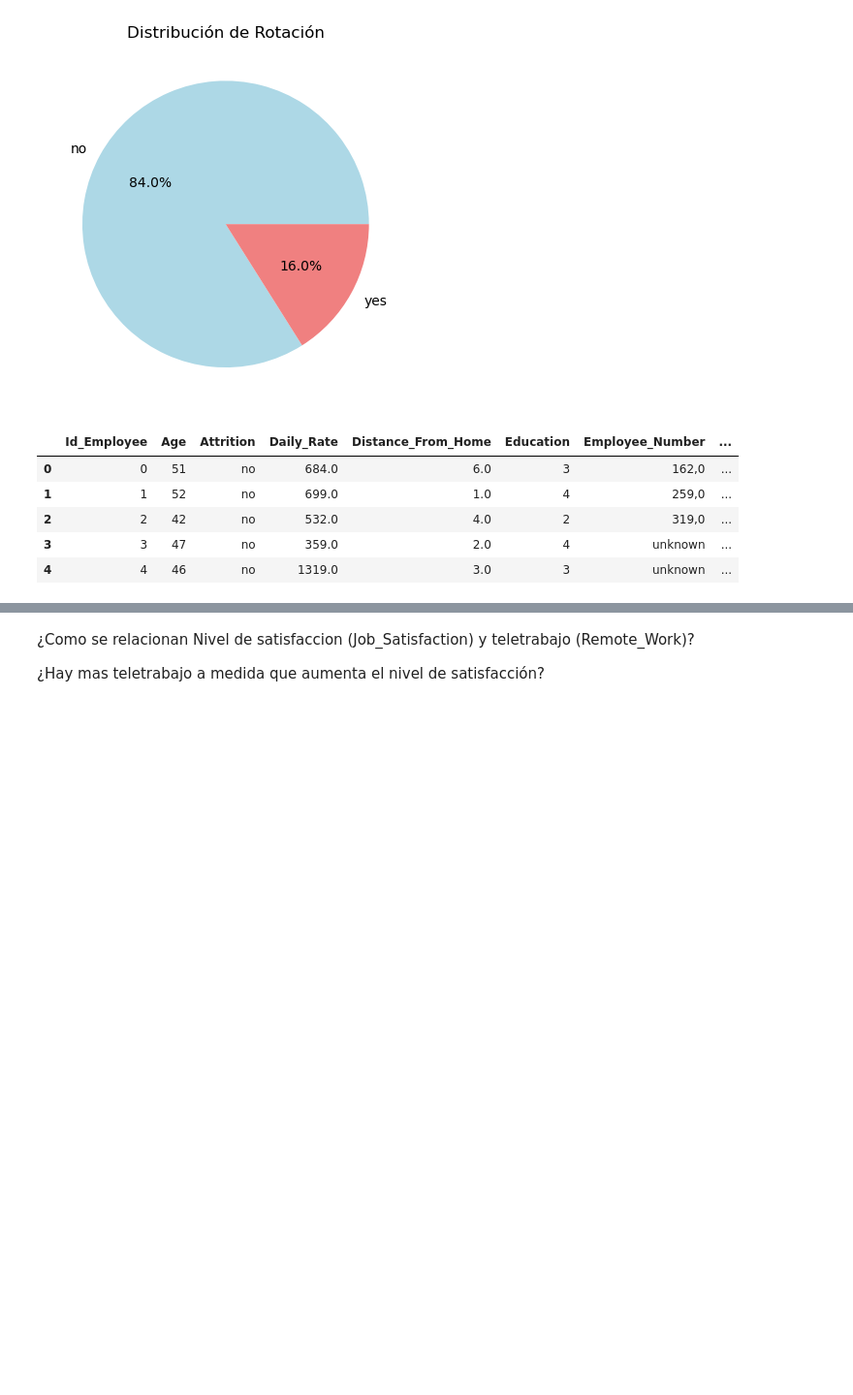
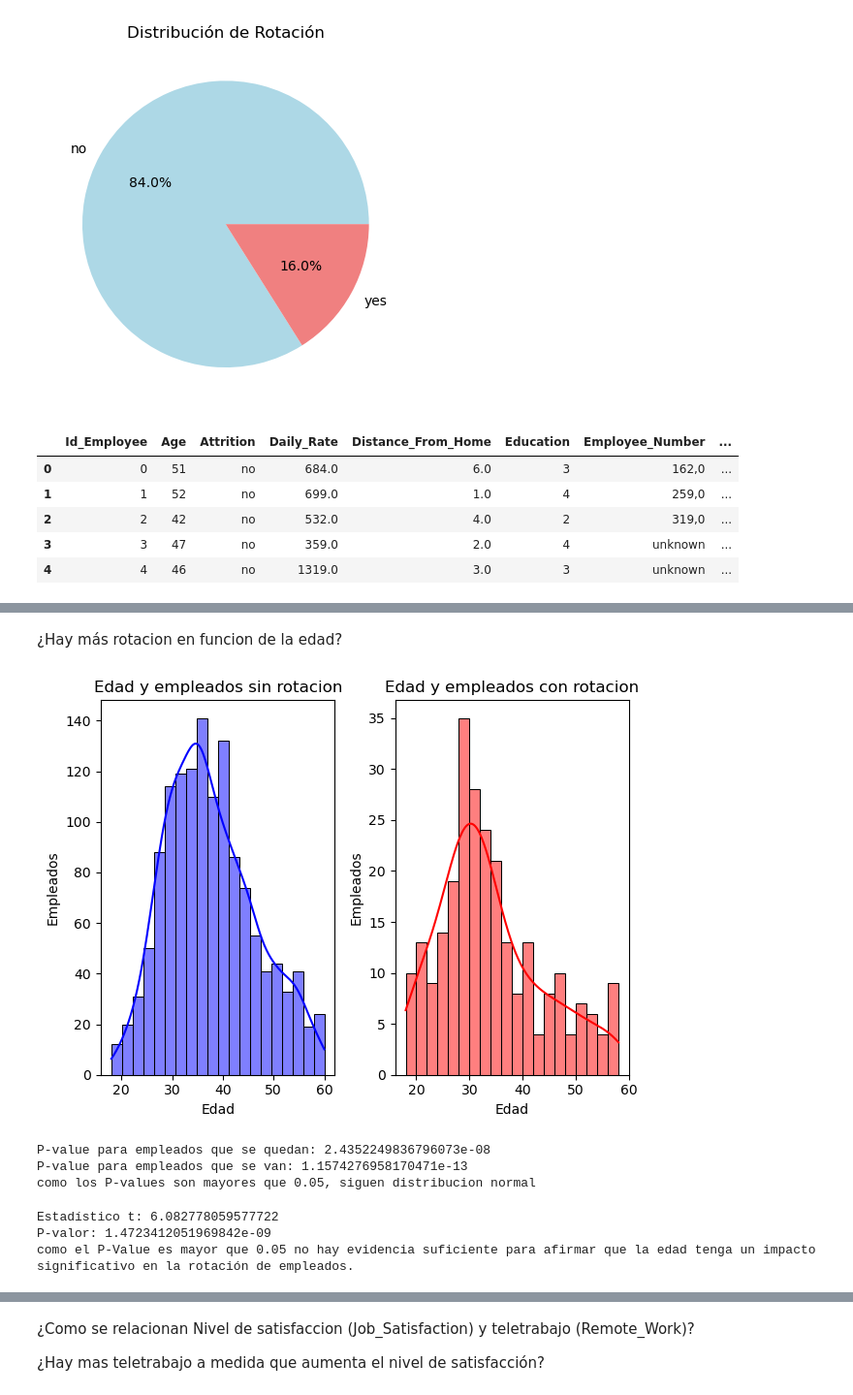
Before and after one commit to Adalab/proyecto-da-promo-c-modulo-3-team-1, a Jupyter notebook: proyecto3_equipo1.ipynb, the cells around one changed output, grey strips where cells are left out. Shown at 97% size. Cells and saved outputs as stored; diff of their text form; code cells hidden in the pictures; blank space fills up the shorter version.

```diff
--- a/proyecto3_equipo1.ipynb
+++ b/proyecto3_equipo1.ipynb
@@ -1505,0 +1516,21 @@ plt.show()
+# %% [markdown]
+¿Hay más rotacion en funcion de la edad?
+# %%
+# Histograma para empleados que se quedan (rotación 'No')
+plt.subplot(1, 2, 1)
+sns.histplot(df2[df2['Attrition'] == 'no']['Age'], bins=20, kde=True, color='blue')
+plt.title('Edad y empleados sin rotacion')
+plt.xlabel('Edad')
+plt.ylabel('Empleados')
+
+# Histograma para empleados que se van (rotación 'Yes')
+plt.subplot(1, 2, 2)
+sns.histplot(df2[df2['Attrition'] == 'yes']['Age'], bins=20, kde=True, color='red')
+plt.title('Edad y empleados con rotacion')
+plt.xlabel('Edad')
+plt.ylabel('Empleados')
+
+plt.tight_layout()
+plt.show()
+# %% [output]
+[figure, added]
@@ -1505,0 +1539,27 @@ plt.show()
+# %%
+# Analisis estadístico para ver si la diferencia es significativa
+
+rotacion = df2[df2['Attrition'] == 'no']['Age']
+no_rotacion = df2[df2['Attrition'] == 'yes']['Age']
+
+# Comprobamos normalidad
+_, p_rotacion = stats.shapiro(rotacion)
+_, p_no_rotacion = stats.shapiro(no_rotacion)
+
+print(f"P-value para empleados que se quedan: {p_no_rotacion}")
+print(f"P-value para empleados que se van: {p_rotacion}")
+print("como los P-values son mayores que 0.05, siguen distribucion normal")
+# %% [output]
+P-value para empleados que se quedan: 2.4352249836796073e-08
+P-value para empleados que se van: 1.1574276958170471e-13
+como los P-values son mayores que 0.05, siguen distribucion normal
+# %%
+t_stat, p_value = stats.ttest_ind(rotacion, no_rotacion)
+
+print(f"Estadístico t: {t_stat}")
+print(f"P-value: {p_value}")
+print("como el P-Value es mayor que 0.05 no hay evidencia suficiente para afirmar que la edad tenga un impacto significativo en la rotación de empleados.")
+# %% [output]
+Estadístico t: 6.082778059577722
+P-valor: 1.4723412051969842e-09
+como el P-Value es mayor que 0.05 no hay evidencia suficiente para afirmar que la edad tenga un impacto significativo en la rotación de empleados.
```
Also changed, not shown: parts of 18 cells of this notebook.
